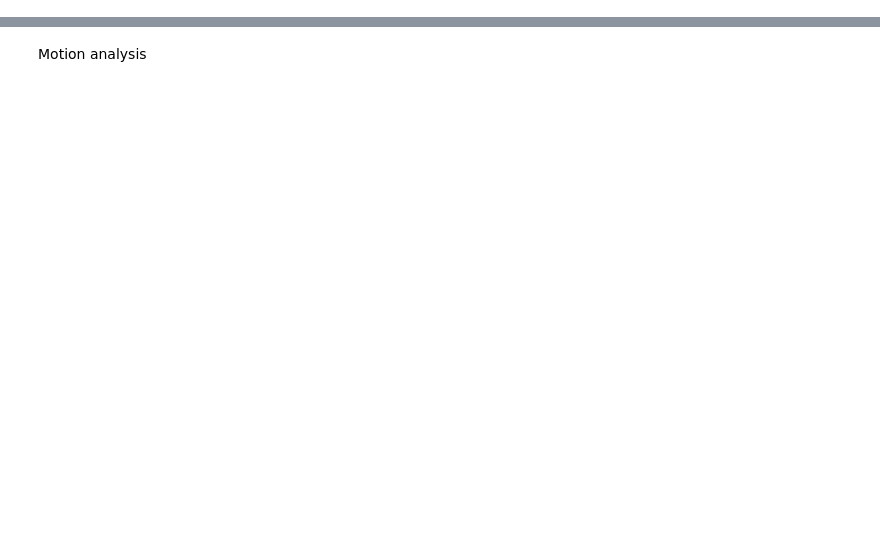
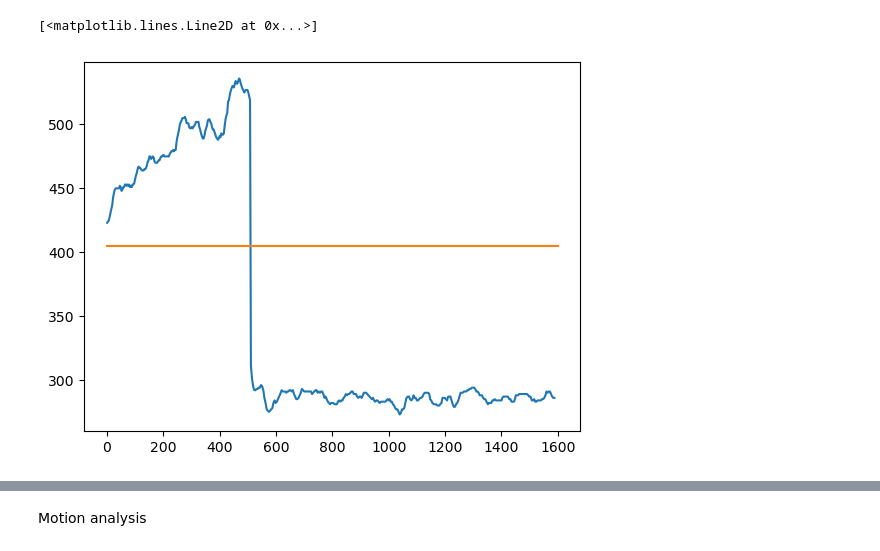
Before and after one commit to jboulanger/dna-movement-sufolobus, a Jupyter notebook: Test.ipynb, the cells around one changed output, grey strips where cells are left out. Drawn from its saved outputs; the diff is of its cells as text; code cells hidden in the pictures; blank space fills up the shorter version.

```diff
--- a/Test.ipynb
+++ b/Test.ipynb
@@ -31,0 +35,9 @@ print(cell_mask.shape)
+# %%
+y=cell_trj['area']
+y < y.mean()
+plt.plot(y)
+a=(np.max(y) + np.min(y))/2
+plt.plot([0,1600],[a,a])
+# %% [output]
+[<matplotlib.lines.Line2D at 0x...>]
+[figure, added]
```
Also changed, not shown: parts of 22 cells of this notebook, 4 other files.
